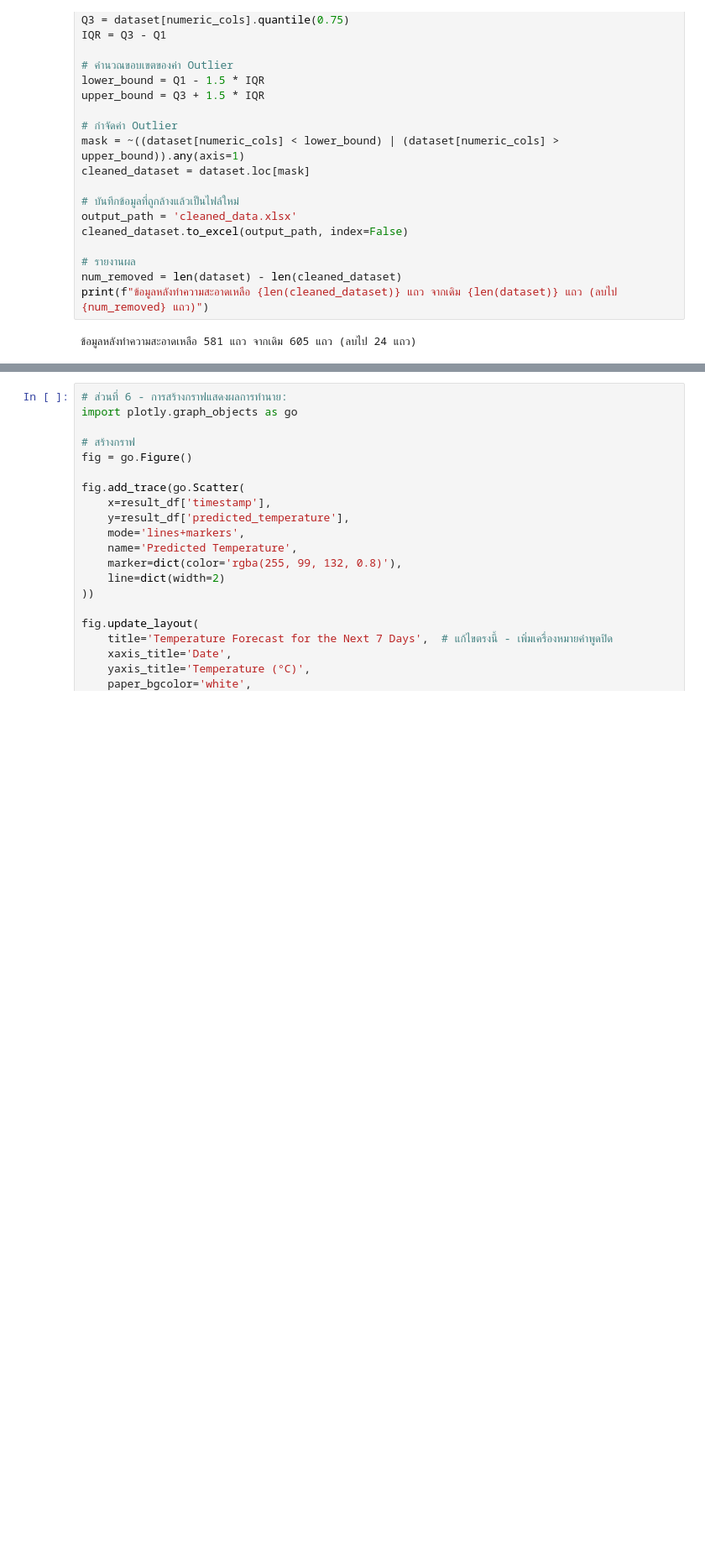
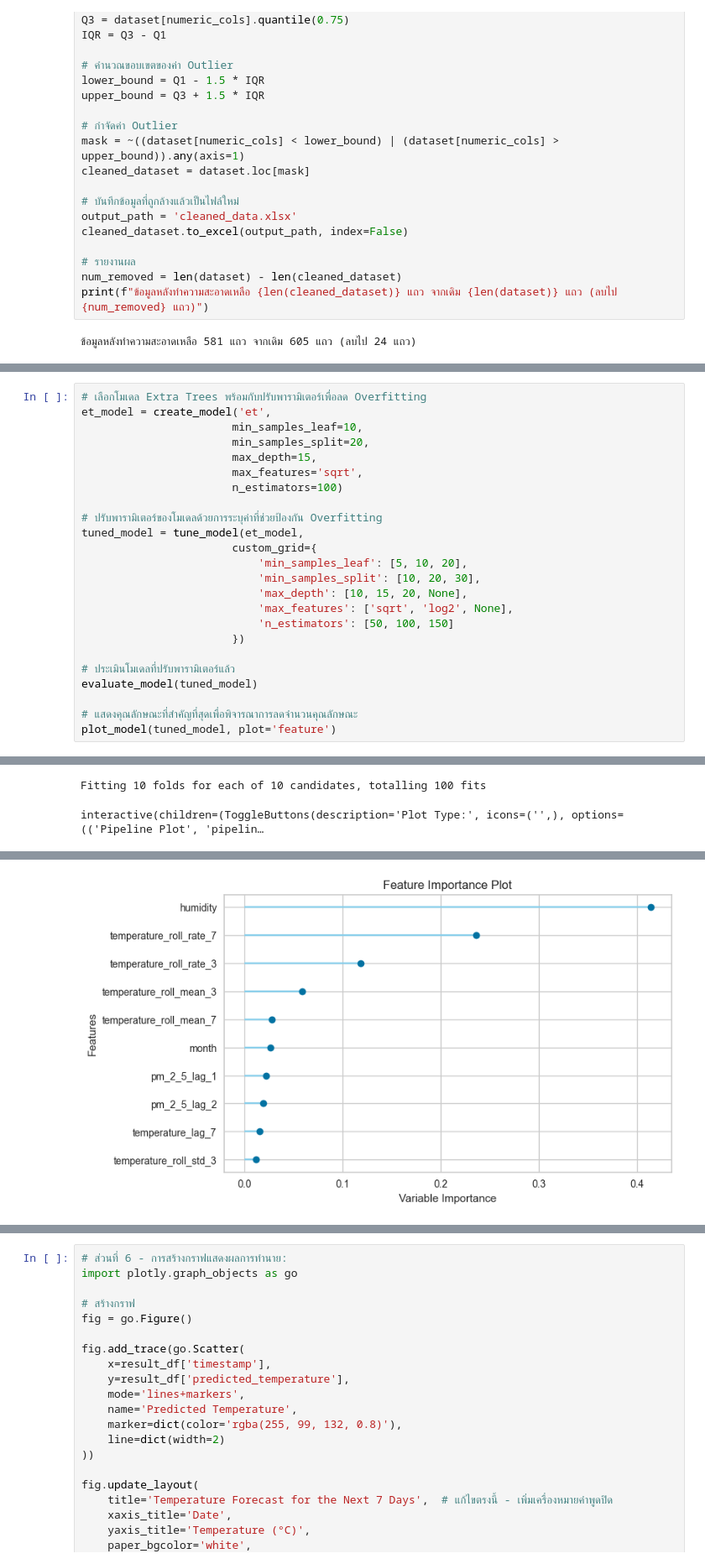
Before and after one commit to shironekoko/pm2_5prediction, a Jupyter notebook: temperature.ipynb, the cells around one changed output, grey strips where cells are left out. Shown at 84% size. Saved outputs shown, nothing was run; the diff lists cells and outputs as text; blank space fills up the shorter version.

```diff
--- a/temperature.ipynb
+++ b/temperature.ipynb
@@ -177,0 +132,25 @@ interactive(children=(ToggleButtons(description='Plot Type:', icons=('',), optio
+# %%
+# เลือกโมเดล Extra Trees พร้อมกับปรับพารามิเตอร์เพื่อลด Overfitting
+et_model = create_model('et',
+                       min_samples_leaf=10,
+                       min_samples_split=20,
+                       max_depth=15,
+                       max_features='sqrt',
+                       n_estimators=100)
+
+# ปรับพารามิเตอร์ของโมเดลด้วยการระบุค่าที่ช่วยป้องกัน Overfitting
+tuned_model = tune_model(et_model,
+                       custom_grid={
+                           'min_samples_leaf': [5, 10, 20],
+                           'min_samples_split': [10, 20, 30],
+                           'max_depth': [10, 15, 20, None],
+                           'max_features': ['sqrt', 'log2', None],
+                           'n_estimators': [50, 100, 150]
+                       })
+
+# ประเมินโมเดลที่ปรับพารามิเตอร์แล้ว
+evaluate_model(tuned_model)
+
+# แสดงคุณลักษณะที่สำคัญที่สุดเพื่อพิจารณาการลดจำนวนคุณลักษณะ
+plot_model(tuned_model, plot='feature')
+# %% [output]
@@ -177,0 +189,2 @@ interactive(children=(ToggleButtons(description='Plot Type:', icons=('',), optio
+Fitting 10 folds for each of 10 candidates, totalling 100 fits
+interactive(children=(ToggleButtons(description='Plot Type:', icons=('',), options=(('Pipeline Plot', 'pipelin…
@@ -178,2 +192,3 @@ interactive(children=(ToggleButtons(description='Plot Type:', icons=('',), optio
+[figure, added]
 # %%
 # ส่วนที่ 4 - การสร้างโมเดลสุดท้าย:
```
Also changed, not shown: parts of 6 cells of this notebook.
